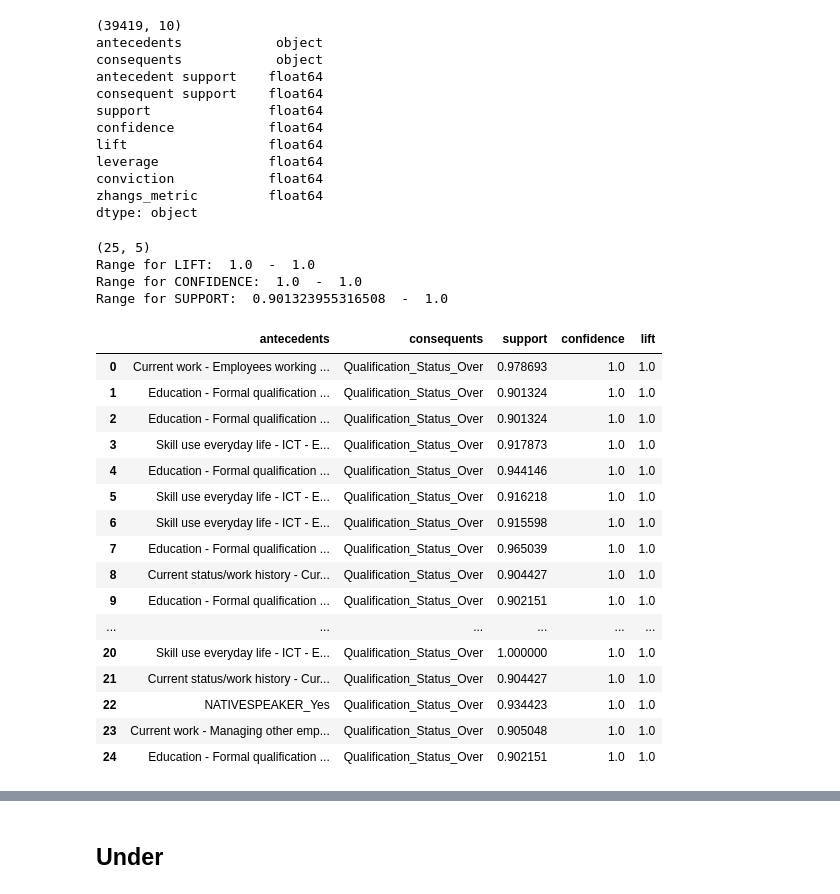
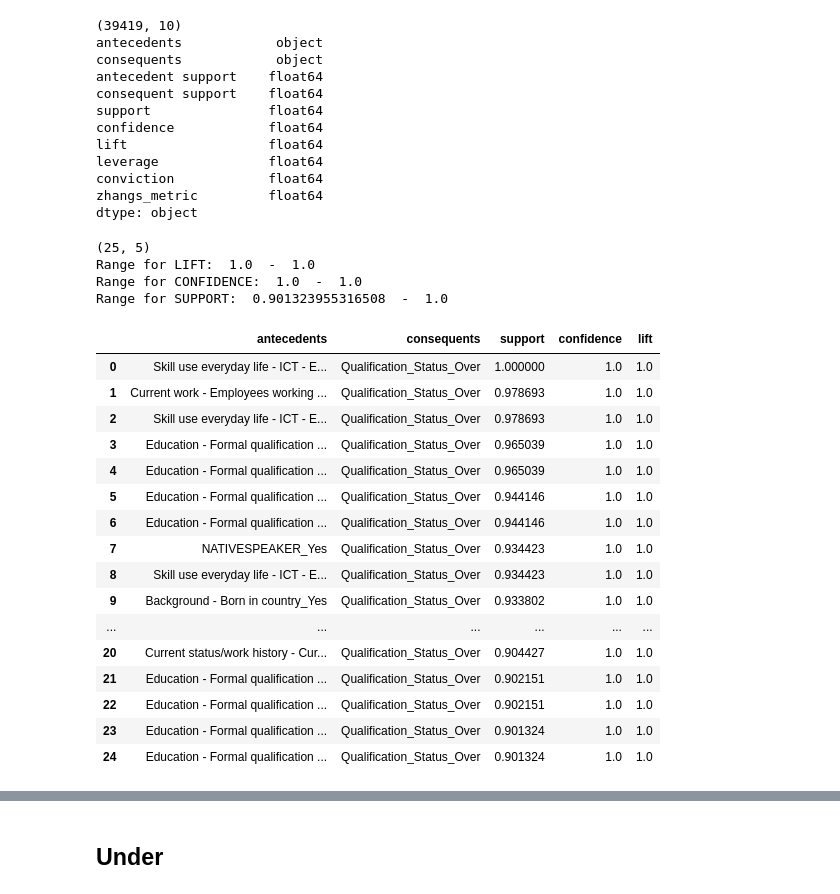
Before and after one commit to pokkyy/FYP-SkillAnalytics, a Jupyter notebook: PIAAC_RO2.ipynb, the cells around one changed output, grey strips where cells are left out. Cells and saved outputs as stored; diff of their text form; code cells hidden in the pictures.

```diff
--- a/PIAAC_RO2.ipynb
+++ b/PIAAC_RO2.ipynb
@@ -362,14 +362,14 @@ def cleanStrings(data):
 
     return data
 # %%
-def pruneRules(data, lift = 1, confidence = 0.9, support = 0.9):
+def pruneRules(data, lift = 1, confidence = 0.9, support = 0.9, sorting = 'lift'):
     newData = data.copy()
 
     newData = newData[newData['lift'] > lift]
     newData = newData[newData['confidence'] > confidence]
     newData = newData[newData['support'] > support]
 
-    newData.sort_values(by='lift', ascending=False, inplace=True)
+    newData.sort_values(by=sorting, ascending=False, inplace=True)
     newData.reset_index(drop = True, inplace = True)
 
     newData.drop(columns = ['antecedent support', 'consequent support', 'leverage', 'conviction', 'zhangs_metric'], inplace=True)
@@ -503,29 +514,29 @@ conviction            float64
 zhangs_metric         float64
 dtype: object
 # %%
-rules_clean = pruneRules(rules, lift = 0)
+rules_clean = pruneRules(rules, lift = 0, sorting='support')
 rules_clean = cleanStrings(rules_clean)
 rules_clean
 # %% [output]
 (25, 5)
 Range for LIFT:  1.0  -  1.0
 Range for CONFIDENCE:  1.0  -  1.0
 Range for SUPPORT:  0.901323955316508  -  1.0
 |  | antecedents | consequents | support | confidence | lift |
-| 0 | Current work - Employees working ... | Qualification_Status_Over | 0.978693 | 1.0 | 1.0 |
-| 1 | Education - Formal qualification ... | Qualification_Status_Over | 0.901324 | 1.0 | 1.0 |
-| 2 | Education - Formal qualification ... | Qualification_Status_Over | 0.901324 | 1.0 | 1.0 |
-| 3 | Skill use everyday life - ICT - E... | Qualification_Status_Over | 0.917873 | 1.0 | 1.0 |
-| 4 | Education - Formal qualification ... | Qualification_Status_Over | 0.944146 | 1.0 | 1.0 |
-| 5 | Skill use everyday life - ICT - E... | Qualification_Status_Over | 0.916218 | 1.0 | 1.0 |
-| 6 | Skill use everyday life - ICT - E... | Qualification_Status_Over | 0.915598 | 1.0 | 1.0 |
-| 7 | Education - Formal qualification ... | Qualification_Status_Over | 0.965039 | 1.0 | 1.0 |
-| 8 | Current status/work history - Cur... | Qualification_Status_Over | 0.904427 | 1.0 | 1.0 |
-| 9 | Education - Formal qualification ... | Qualification_Status_Over | 0.902151 | 1.0 | 1.0 |
+| 0 | Skill use everyday life - ICT - E... | Qualification_Status_Over | 1.000000 | 1.0 | 1.0 |
+| 1 | Current work - Employees working ... | Qualification_Status_Over | 0.978693 | 1.0 | 1.0 |
+| 2 | Skill use everyday life - ICT - E... | Qualification_Status_Over | 0.978693 | 1.0 | 1.0 |
+| 3 | Education - Formal qualification ... | Qualification_Status_Over | 0.965039 | 1.0 | 1.0 |
+| 4 | Education - Formal qualification ... | Qualification_Status_Over | 0.965039 | 1.0 | 1.0 |
+| 5 | Education - Formal qualification ... | Qualification_Status_Over | 0.944146 | 1.0 | 1.0 |
+| 6 | Education - Formal qualification ... | Qualification_Status_Over | 0.944146 | 1.0 | 1.0 |
+| 7 | NATIVESPEAKER_Yes | Qualification_Status_Over | 0.934423 | 1.0 | 1.0 |
+| 8 | Skill use everyday life - ICT - E... | Qualification_Status_Over | 0.934423 | 1.0 | 1.0 |
+| 9 | Background - Born in country_Yes | Qualification_Status_Over | 0.933802 | 1.0 | 1.0 |
 | ... | ... | ... | ... | ... | ... |
-| 20 | Skill use everyday life - ICT - E... | Qualification_Status_Over | 1.000000 | 1.0 | 1.0 |
-| 21 | Current status/work history - Cur... | Qualification_Status_Over | 0.904427 | 1.0 | 1.0 |
-| 22 | NATIVESPEAKER_Yes | Qualification_Status_Over | 0.934423 | 1.0 | 1.0 |
-| 23 | Current work - Managing other emp... | Qualification_Status_Over | 0.905048 | 1.0 | 1.0 |
-| 24 | Education - Formal qualification ... | Qualification_Status_Over | 0.902151 | 1.0 | 1.0 |
+| 20 | Current status/work history - Cur... | Qualification_Status_Over | 0.904427 | 1.0 | 1.0 |
+| 21 | Education - Formal qualification ... | Qualification_Status_Over | 0.902151 | 1.0 | 1.0 |
+| 22 | Education - Formal qualification ... | Qualification_Status_Over | 0.902151 | 1.0 | 1.0 |
+| 23 | Education - Formal qualification ... | Qualification_Status_Over | 0.901324 | 1.0 | 1.0 |
+| 24 | Education - Formal qualification ... | Qualification_Status_Over | 0.901324 | 1.0 | 1.0 |
 # %%
```
Also changed, not shown: parts of 13 cells of this notebook.
